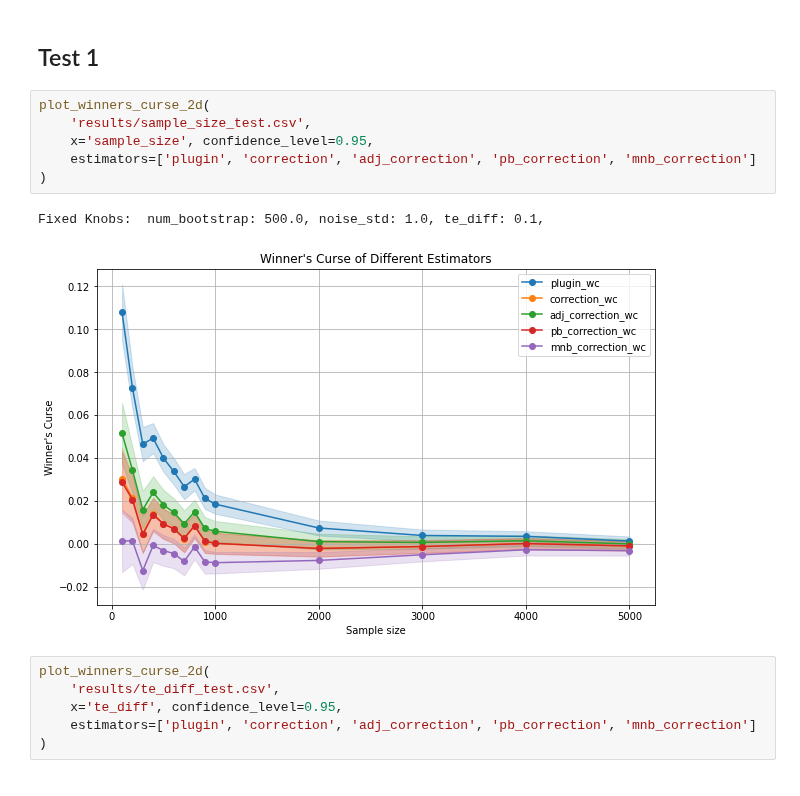
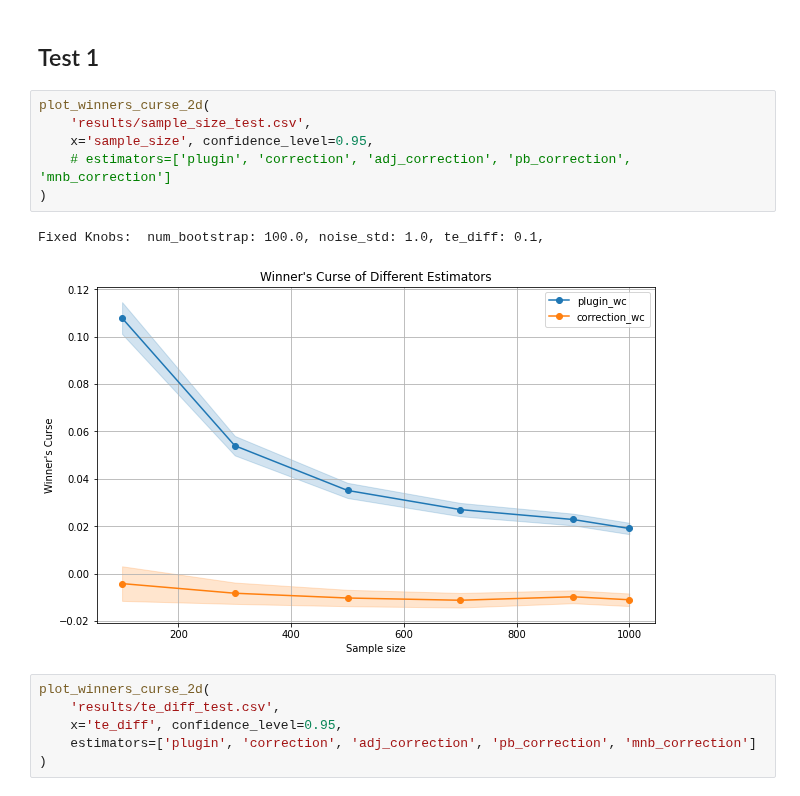
Before and after one commit to iamsikun/winners-curse, a Jupyter notebook: notebooks/result_analysis.ipynb, the cells around one changed output. Cells and saved outputs as stored; diff of their text form.

```diff
--- a/notebooks/result_analysis.ipynb
+++ b/notebooks/result_analysis.ipynb
@@ -37,12 +37,12 @@ from core.visualization import *
 # %%
 plot_winners_curse_2d(
     'results/sample_size_test.csv',
     x='sample_size', confidence_level=0.95,
-    estimators=['plugin', 'correction', 'adj_correction', 'pb_correction', 'mnb_correction']
+    # estimators=['plugin', 'correction', 'adj_correction', 'pb_correction', 'mnb_correction']
 )
 # %% [output]
-Fixed Knobs:  num_bootstrap: 500.0, noise_std: 1.0, te_diff: 0.1,
+Fixed Knobs:  num_bootstrap: 100.0, noise_std: 1.0, te_diff: 0.1,
-[figure, old version]
+[figure, new version]
 # %%
 plot_winners_curse_2d(
     'results/te_diff_test.csv',
```
Also changed, not shown: 4 other files.
